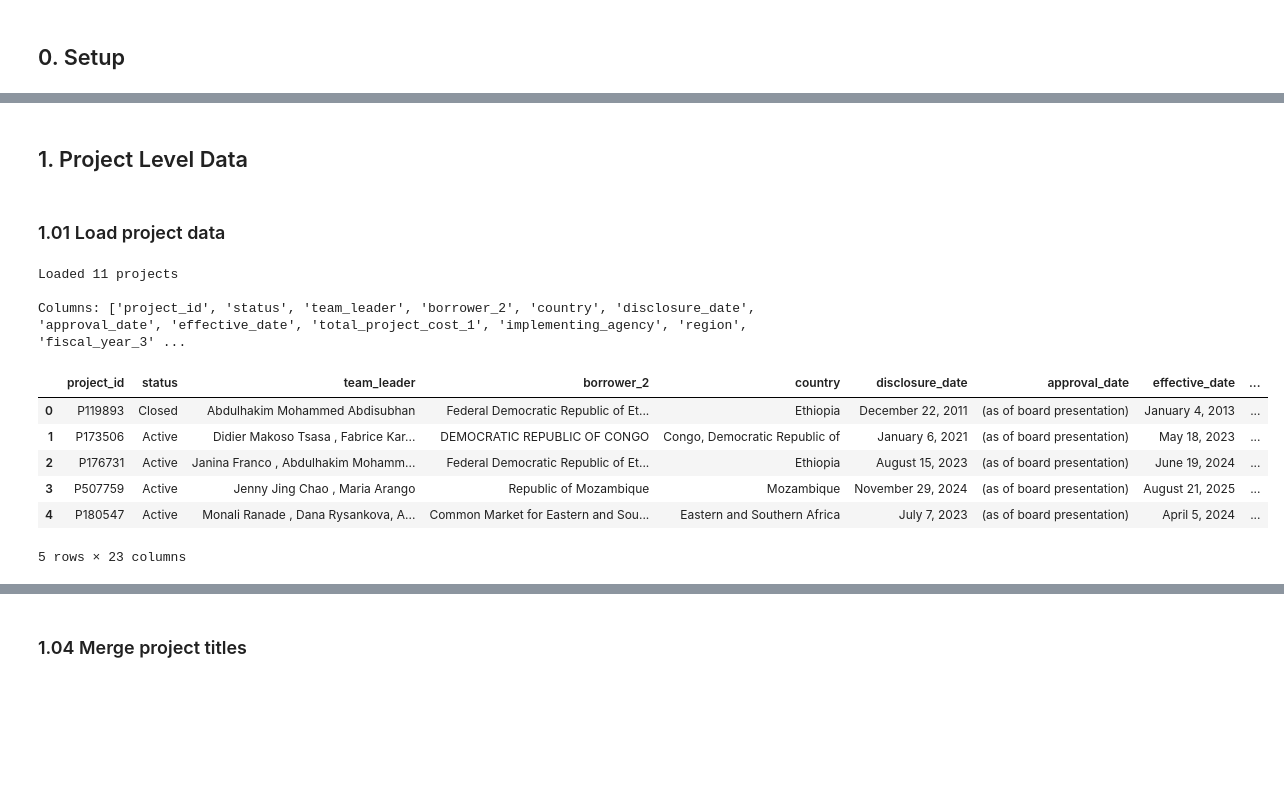
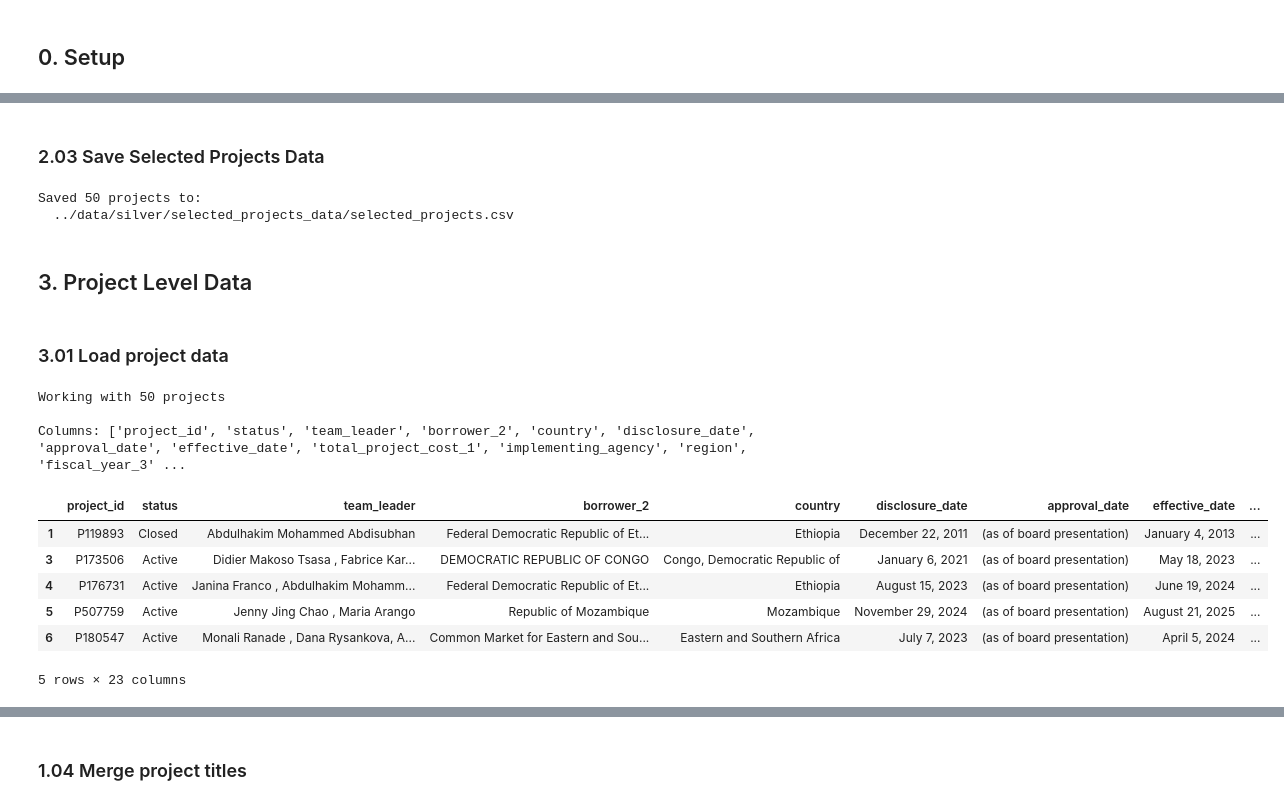
Before and after one commit to LaurenDahlin1/PAD2Skills, a Jupyter notebook: notebooks/10_merge_final_gold_data.ipynb, the cells around one changed output, grey strips where cells are left out. Saved outputs shown, nothing was run; the diff lists cells and outputs as text; code cells hidden in the pictures; blank space fills up the shorter version.

Commit message:
Updated gold notebook given new single-project pipeline refactor

```diff
--- a/notebooks/10_merge_final_gold_data.ipynb
+++ b/notebooks/10_merge_final_gold_data.ipynb
@@ -22,0 +72,16 @@ Gold data directory: ../data/gold
+# %%
+# Merge project_summary to all_project_details
+all_projects = all_project_details.merge(
+    project_summary,
+    on="project_id",
+    how="left"
+)
+
+print(f"Merged data: {all_projects.shape[0]} rows, {all_projects.shape[1]} columns")
+
+# Keep only projects with downloaded PADs
+all_projects = all_projects[all_projects["pads_downloaded"] >= 1]
+
+print(f"Projects with downloaded PADs: {all_projects.shape[0]} rows")
+print(f"\nFirst few projects:")
+print(all_projects.head())
@@ -22,0 +141,19 @@ Gold data directory: ../data/gold
+# %%
+# Apply selection based on mode
+if SELECTION_MODE == "custom":
+    selected_projects = CUSTOM_PROJECTS
+elif SELECTION_MODE == "first_n":
+    selected_projects = all_projects["project_id"][:FIRST_N].tolist()
+elif SELECTION_MODE == "all":
+    selected_projects = all_projects["project_id"].tolist()
+else:
+    raise ValueError(f"Invalid SELECTION_MODE: {SELECTION_MODE}")
+
+print(f"Selected {len(selected_projects)} projects")
+
+# Filter projects dataframe for selected projects
+projects_df = all_projects[all_projects["project_id"].isin(selected_projects)]
+
+print(f"\nFiltered to {len(projects_df)} projects")
+print(f"Sample projects:")
+print(projects_df[["project_id", "status", "country"]].head(10).to_string(index=False))
@@ -23,25 +176,37 @@ Gold data directory: ../data/gold
+# %% [markdown]
+### 2.03 Save Selected Projects Data
+# %%
+# Save filtered projects to silver directory
+output_dir = SILVER_DIR / "selected_projects_data"
+output_dir.mkdir(parents=True, exist_ok=True)
+
+output_path = output_dir / "selected_projects.csv"
+projects_df.to_csv(output_path, index=False)
+
+print(f"Saved {len(projects_df)} projects to:")
+print(f"  {output_path}")
+# %% [output]
+Saved 50 projects to:
+  ../data/silver/selected_projects_data/selected_projects.csv
 # %% [markdown]
-## 1. Project Level Data
+## 3. Project Level Data
 # %% [markdown]
-### 1.01 Load project data
+### 3.01 Load project data
 # %%
-# Read selected projects data
-projects_file = SILVER_DIR / "selected_projects_data" / "selected_projects.csv"
-projects_df = pd.read_csv(projects_file)
-
-print(f"Loaded {len(projects_df)} projects")
+# Verify selected projects data (already created in Section 2)
+print(f"Working with {len(projects_df)} projects")
 print(f"\nColumns: {list(projects_df.columns)}")
 projects_df.head()
 # %% [output]
-Loaded 11 projects
+Working with 50 projects
 
 Columns: ['project_id', 'status', 'team_leader', 'borrower_2', 'country', 'disclosure_date', 'approval_date', 'effective_date', 'total_project_cost_1', 'implementing_agency', 'region', 'fiscal_year_3' ...
 |  | project_id | status | team_leader | borrower_2 | country | disclosure_date | approval_date | effective_date | ... |
-| 0 | P119893 | Closed | Abdulhakim Mohammed Abdisubhan | Federal Democratic Republic of Et... | Ethiopia | December 22, 2011 | (as of board presentation) | January 4, 2013 | ... |
-| 1 | P173506 | Active | Didier Makoso Tsasa , Fabrice Kar... | DEMOCRATIC REPUBLIC OF CONGO | Congo, Democratic Republic of | January 6, 2021 | (as of board presentation) | May 18, 2023 | ... |
-| 2 | P176731 | Active | Janina Franco , Abdulhakim Mohamm... | Federal Democratic Republic of Et... | Ethiopia | August 15, 2023 | (as of board presentation) | June 19, 2024 | ... |
-| 3 | P507759 | Active | Jenny Jing Chao , Maria Arango | Republic of Mozambique | Mozambique | November 29, 2024 | (as of board presentation) | August 21, 2025 | ... |
-| 4 | P180547 | Active | Monali Ranade , Dana Rysankova, A... | Common Market for Eastern and Sou... | Eastern and Southern Africa | July 7, 2023 | (as of board presentation) | April 5, 2024 | ... |
+| 1 | P119893 | Closed | Abdulhakim Mohammed Abdisubhan | Federal Democratic Republic of Et... | Ethiopia | December 22, 2011 | (as of board presentation) | January 4, 2013 | ... |
+| 3 | P173506 | Active | Didier Makoso Tsasa , Fabrice Kar... | DEMOCRATIC REPUBLIC OF CONGO | Congo, Democratic Republic of | January 6, 2021 | (as of board presentation) | May 18, 2023 | ... |
+| 4 | P176731 | Active | Janina Franco , Abdulhakim Mohamm... | Federal Democratic Republic of Et... | Ethiopia | August 15, 2023 | (as of board presentation) | June 19, 2024 | ... |
+| 5 | P507759 | Active | Jenny Jing Chao , Maria Arango | Republic of Mozambique | Mozambique | November 29, 2024 | (as of board presentation) | August 21, 2025 | ... |
+| 6 | P180547 | Active | Monali Ranade , Dana Rysankova, A... | Common Market for Eastern and Sou... | Eastern and Southern Africa | July 7, 2023 | (as of board presentation) | April 5, 2024 | ... |
 5 rows × 23 columns
 # %%
 # Keep only relevant columns
```
Also changed, not shown: parts of 32 cells of this notebook.
